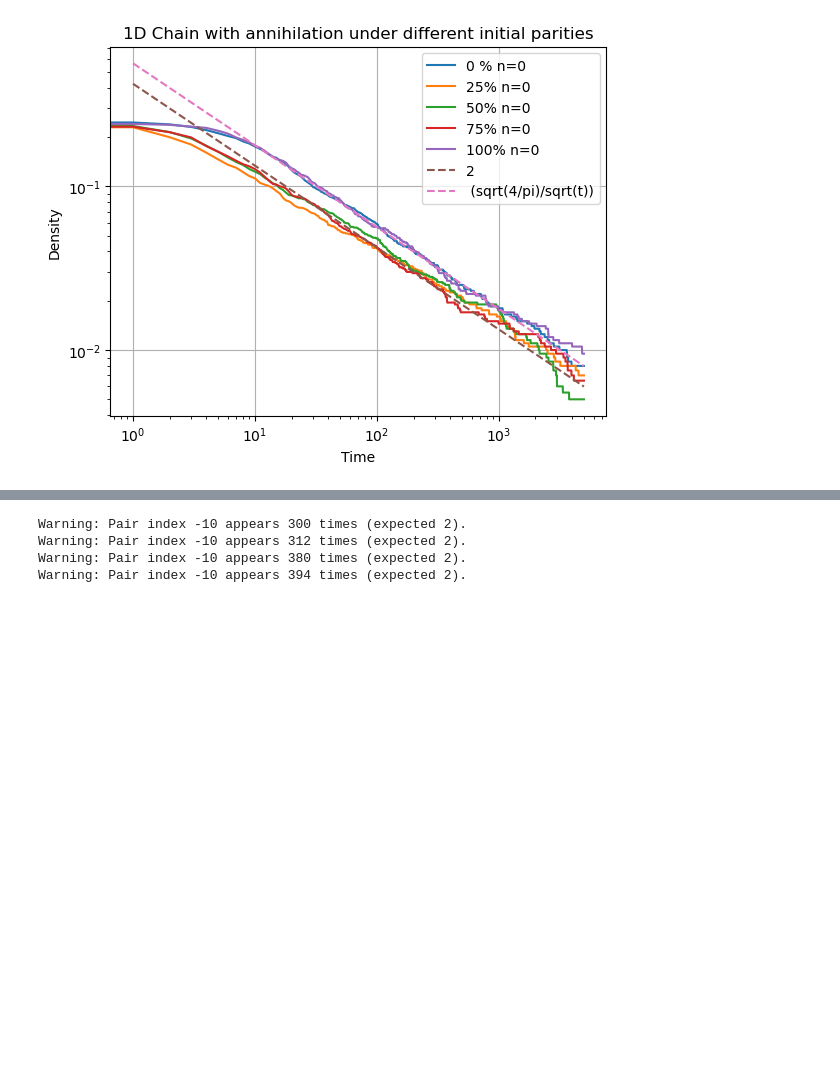
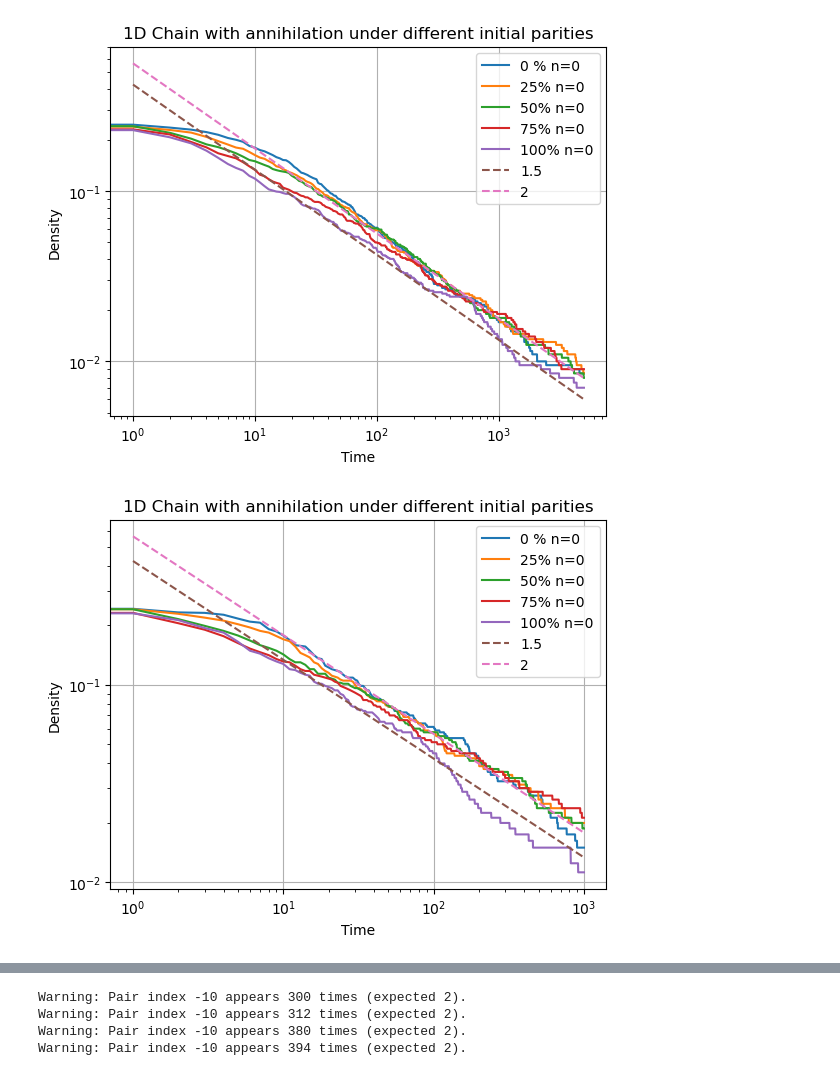
Before and after one commit to toM0dots/Majorana-Braiding, a Jupyter notebook: With_annihilation.ipynb, the cells around one changed output, grey strips where cells are left out. Saved outputs shown, nothing was run; the diff lists cells and outputs as text; code cells hidden in the pictures; blank space fills up the shorter version.

```diff
--- a/With_annihilation.ipynb
+++ b/With_annihilation.ipynb
@@ -568,8 +572,8 @@ plt.plot(times5, np.array(density5)/(N*rho), label='100% n=0')
 # plt.plot(times1, np.full(5000,2), label='Reference Density', linestyle='--')
 # plt.plot(times1, np.full(5000,1.5), label='Reference Density (sqrt(4/pi)/sqrt(t))', linestyle='--')
 # plt.plot(times1, np.full(5000,1), label='Reference Density (sqrt(4/pi)/sqrt(t)) for 4 Majoranas', linestyle='--')
-plt.plot(times1[1:], density_ref_2, label='2', linestyle='--')
-plt.plot(times1[1:], density_ref_1, label=' (sqrt(4/pi)/sqrt(t))', linestyle='--')
+plt.plot(times1[1:], density_ref_2, label='1.5', linestyle='--')
+plt.plot(times1[1:], density_ref_1, label='2', linestyle='--')
 plt.xscale('log')
 plt.yscale('log')
 plt.title('1D Chain with annihilation under different initial parities')
@@ -578,4 +582,40 @@ plt.ylabel('Density')
 plt.legend()
 plt.grid()
 # %% [output]
-[figure, old version]
+[figure, new version]
+# %%
+N =400
+rho = 4
+random.seed(42)
+chain1_ = chain_builder(N, rho, 0)
+chain2_ = chain_builder(N, rho, 0.25)
+chain3_ = chain_builder(N, rho, 0.5)
+chain4_ = chain_builder(N, rho, 0.75)
+chain5_ = chain_builder(N, rho, 1)
+_, times1_, density1_ = evolution_annihilate(chain1_, 1000)
+_, times2_, density2_ = evolution_annihilate(chain2_, 1000)
+_, times3_, density3_ = evolution_annihilate(chain3_, 1000)
+_, times4_, density4_ = evolution_annihilate(chain4_, 1000)
+_, times5_, density5_ = evolution_annihilate(chain5_, 1000)
+# %%
+density_ref_1 = density_ref_4 = 2/(math.sqrt(4 * math.pi) * np.sqrt(times1_[1:]))
+density_ref_2 = density_ref_4 = 1.5/(math.sqrt(4 * math.pi) * np.sqrt(times1_[1:]))
+plt.plot(times1_, np.array(density1_)/(N*rho), label='0 % n=0')
+plt.plot(times2_, np.array(density2_)/(N*rho), label='25% n=0')
+plt.plot(times3_, np.array(density3_)/(N*rho), label='50% n=0')
+plt.plot(times4_, np.array(density4_)/(N*rho), label='75% n=0')
+plt.plot(times5_, np.array(density5_)/(N*rho), label='100% n=0')
+# plt.plot(times1, np.full(5000,2), label='Reference Density', linestyle='--')
+# plt.plot(times1, np.full(5000,1.5), label='Reference Density (sqrt(4/pi)/sqrt(t))', linestyle='--')
+# plt.plot(times1, np.full(5000,1), label='Reference Density (sqrt(4/pi)/sqrt(t)) for 4 Majoranas', linestyle='--')
+plt.plot(times1_[1:], density_ref_2, label='1.5', linestyle='--')
+plt.plot(times1_[1:], density_ref_1, label='2', linestyle='--')
+plt.xscale('log')
+plt.yscale('log')
+plt.title('1D Chain with annihilation under different initial parities')
+plt.xlabel('Time')
+plt.ylabel('Density')
+plt.legend()
+plt.grid()
+# %% [output]
+[figure, added]
```
Also changed, not shown: parts of 3 cells of this notebook, 2 other files.
